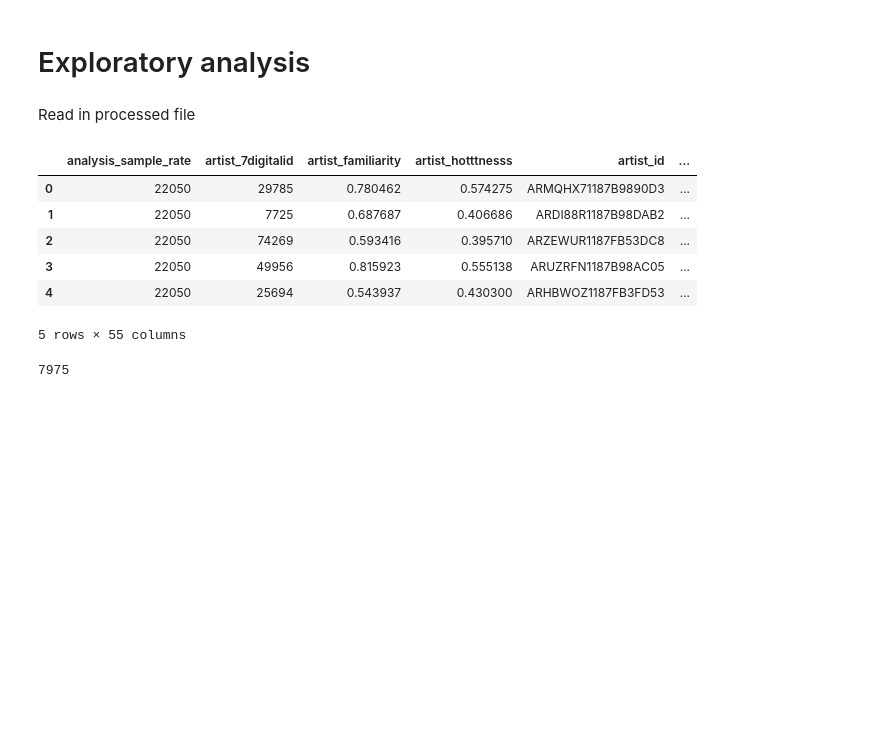
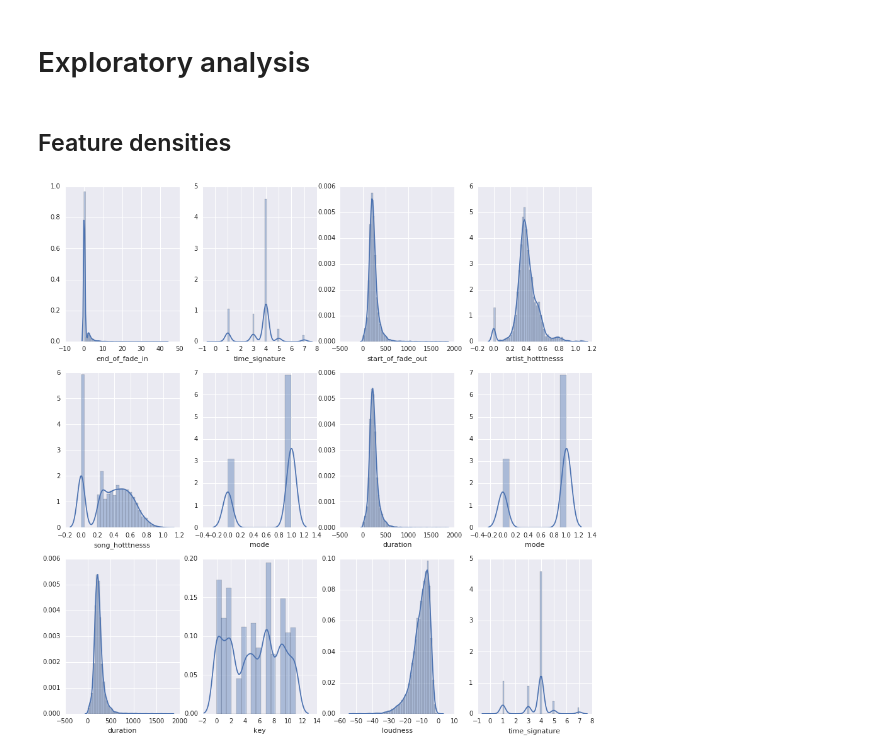
Before and after one commit to lxchavez/Yeezy-Taught-Me, a Jupyter notebook: notebooks/02-lxchavez-exploratory-analysis.ipynb, the cells around one changed output. Saved outputs shown, nothing was run; the diff lists cells and outputs as text; code cells hidden in the pictures; blank space fills up the shorter version.

Commit message:
More cleanup, code refactoring. Plotted some feature densities.

```diff
--- a/notebooks/02-lxchavez-exploratory-analysis.ipynb
+++ b/notebooks/02-lxchavez-exploratory-analysis.ipynb
@@ -284,0 +260,3 @@ First 5 terms found...
+# %%
+non_array_cols = song_features_df.loc[:, song_features_df.dtypes != np.ndarray]
+song_features_clean = song_features_df[['artist_id', 'track_id', 'song_id']].join(non_array_cols)
@@ -285,4 +265,10 @@ First 5 terms found...
+# %%
+def is_kanye_song(artist_id):
+    if artist_id == KANYE_WEST_ARTIST_ID:
+        return 1
+    else:
+        return 0
+
+song_features_clean['is_kanye_song'] = song_features_clean['artist_id'].apply(is_kanye_song)
 # %% [markdown]
 # Exploratory analysis
-# %% [markdown]
-Read in processed file
@@ -291,14 +275,21 @@ song_features_df = pd.read_pickle('../data/interim/song_features_df.pkl')
-# %%
-song_features_df.head()
-# %% [output]
-|  | analysis_sample_rate | artist_7digitalid | artist_familiarity | artist_hotttnesss | artist_id | ... |
-| 0 | 22050 | 29785 | 0.780462 | 0.574275 | ARMQHX71187B9890D3 | ... |
-| 1 | 22050 | 7725 | 0.687687 | 0.406686 | ARDI88R1187B98DAB2 | ... |
-| 2 | 22050 | 74269 | 0.593416 | 0.395710 | ARZEWUR1187FB53DC8 | ... |
-| 3 | 22050 | 49956 | 0.815923 | 0.555138 | ARUZRFN1187B98AC05 | ... |
-| 4 | 22050 | 25694 | 0.543937 | 0.430300 | ARHBWOZ1187FB3FD53 | ... |
-5 rows × 55 columns
-# %%
-len(song_features_df)
-# %% [output]
-7975
+# %% [markdown]
+## Feature densities
+# %%
+num_cols = 3
+num_rows = 4
+
+cols_to_plot = ['tempo', 'time_signature', 'loudness',
+               'key', 'duration', 'mode',
+               'duration', 'mode', 'song_hotttnesss',
+               'artist_hotttnesss', 'start_of_fade_out', 'time_signature',
+               'end_of_fade_in']
+
+f, axes = plt.subplots(num_cols, num_rows, figsize=(15, 15), sharex=False)
+
+for i in range(num_cols):
+    for j in range(num_rows):
+        var = cols_to_plot.pop()
+        data = song_features_clean[var].dropna()
+        sns.distplot(data, ax=axes[i, j])
+# %% [output]
+[figure, added]
```
Also changed, not shown: parts of 18 cells of this notebook, 3 other files.
